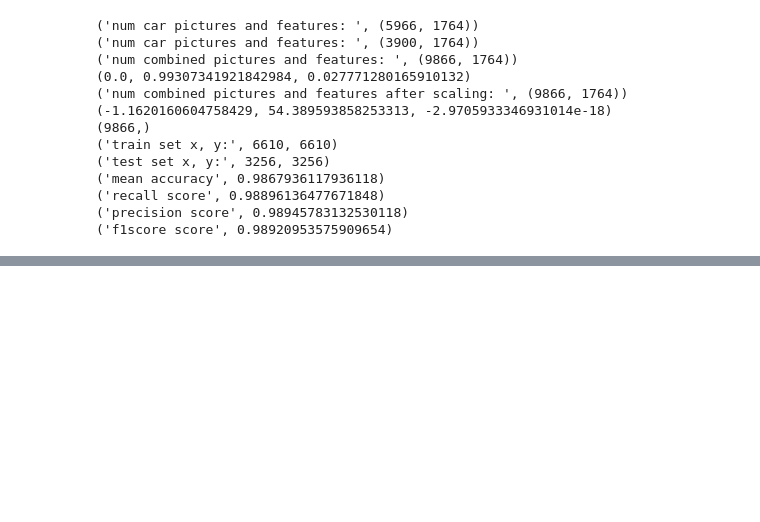
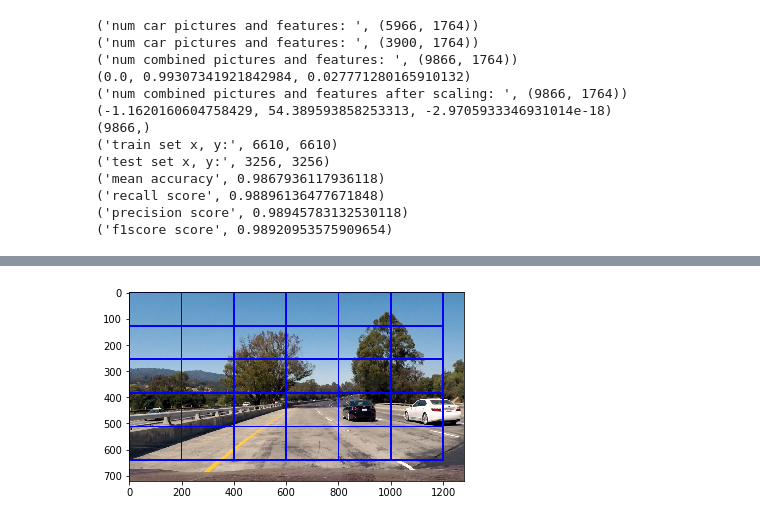
Before and after one commit to david-woo-instacart/kitt-playlabs, a Jupyter notebook: udacity/CarND-Vehicle-Detection-master/CarND-Vehicle-Detection-Project.ipynb, the cells around one changed output, grey strips where cells are left out. Cells and saved outputs as stored; diff of their text form; code cells hidden in the pictures; blank space fills up the shorter version.

Commit message:
added sliding windows

```diff
--- a/udacity/CarND-Vehicle-Detection-master/CarND-Vehicle-Detection-Project.ipynb
+++ b/udacity/CarND-Vehicle-Detection-master/CarND-Vehicle-Detection-Project.ipynb
@@ -289,0 +292,89 @@ print("f1score score" ,f1_score(y_test,clf.predict(X_test)))
+# %%
+# Here is your draw_boxes function from the previous exercise
+def draw_boxes(img, bboxes, color=(0, 0, 255), thick=6):
+    # Make a copy of the image
+    imcopy = np.copy(img)
+    # Iterate through the bounding boxes
+    for bbox in bboxes:
+        # Draw a rectangle given bbox coordinates
+        cv2.rectangle(imcopy, bbox[0], bbox[1], color, thick)
+    # Return the image copy with boxes drawn
+    return imcopy
+# %%
+def find_cars(img,search_win_size,search_win_overlap,y_start_stop=[None,None],x_start_stop=[None,None]):
+    windows = []
+
+    #1. Transform RGB to greyscale. naive first
+    img = gray = cv2.cvtColor(img,cv2.COLOR_RGB2GRAY)
+
+    if y_start_stop[0] is None:
+        y_start_stop[0] = 0
+    if y_start_stop[1] is None:
+        y_start_stop[1] = img.shape[0]
+    if x_start_stop[0] is None:
+        x_start_stop[0] = 0
+    if x_start_stop[1] is None:
+        x_start_stop[1] = img.shape[1]
+
+    print(x_start_stop,y_start_stop)
+    print(img.shape)
+
+     #2. Subset image. Use region of interest to filter regions likely to have cars.
+    # TODO: make this work for 1 channels to 3 channel
+    img_filter = img[y_start_stop[0]:y_start_stop[1],:]
+
+
+    #3. Get search windows. define blocks and steps
+    x_range = max(x_start_stop) - min(x_start_stop)
+    y_range = max(y_start_stop) - min(y_start_stop)
+
+    x_window_step_size = search_win_size[0] * search_win_overlap
+    y_window_step_size = search_win_size[1] * search_win_overlap
+
+    x_num_windows = (x_range - x_window_step_size) / x_window_step_size
+    y_num_windows = (y_range - y_window_step_size) / y_window_step_size
+
+    x_num_windows = int(x_num_windows)
+    y_num_windows = int(y_num_windows)
+
+    #4. Get hog features for entire image. Call get_features. cells per block need to be proportional to window
+
+    #5a. Iterate search windows and get hog features
+    #5b. Run though classifier
+
+    #6. If true then add to list of bounding boxes with cars
+    for x_window in range(x_num_windows):
+        for y_window in range(y_num_windows):
+
+            # origin + window num * step size
+            win_x_start = int(x_start_stop[0] + x_window * x_window_step_size)
+            win_y_start = int(y_start_stop[0] + y_window * y_window_step_size)
+
+            # Calculate each window position
+            rec_start = (win_x_start,win_y_start)
+            rec_end = (win_x_start + search_win_size[0],win_y_start + search_win_size[1]  )
+            # Append window position to list
+            bbox= [rec_start,rec_end]
+
+            # top left and bottom right
+            windows.append(bbox)
+
+
+    # 7. return bounding boxes
+    return windows
+
+# 1. Generate list of car vs non car - Done
+dir_name = '/Users/davidwoo/Documents/Projects/kitt-playlabs/udacity/CarND-Vehicle-Detection-master/test_images/'
+
+file_name = 'test1.jpg'
+
+#index = random.sample(range(0,len(car_features)),5)[0]
+
+img = mpimg.imread(dir_name + file_name)
+
+windows = find_cars(img,search_win_size=(400, 256), search_win_overlap=0.5,
+                       x_start_stop=[None, None], y_start_stop=[None, None])
+
+window_img = draw_boxes(img, windows, color=(0, 0, 255), thick=6)
+plt.imshow(window_img)
+# %% [output]
@@ -289,0 +384 @@ print("f1score score" ,f1_score(y_test,clf.predict(X_test)))
+[figure, added]
```
Also changed, not shown: parts of 2 cells of this notebook.
